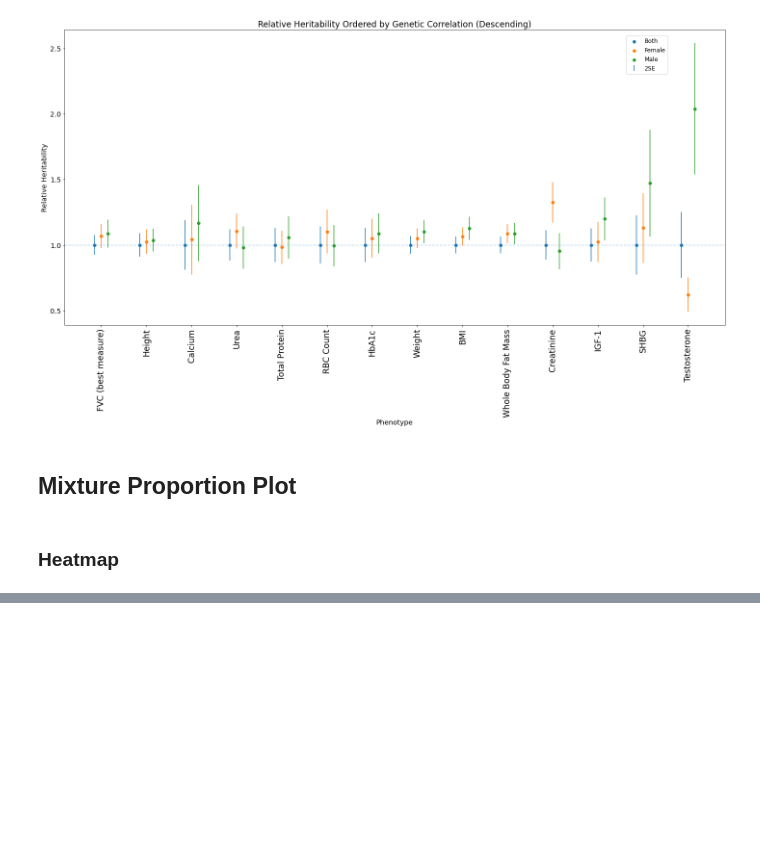
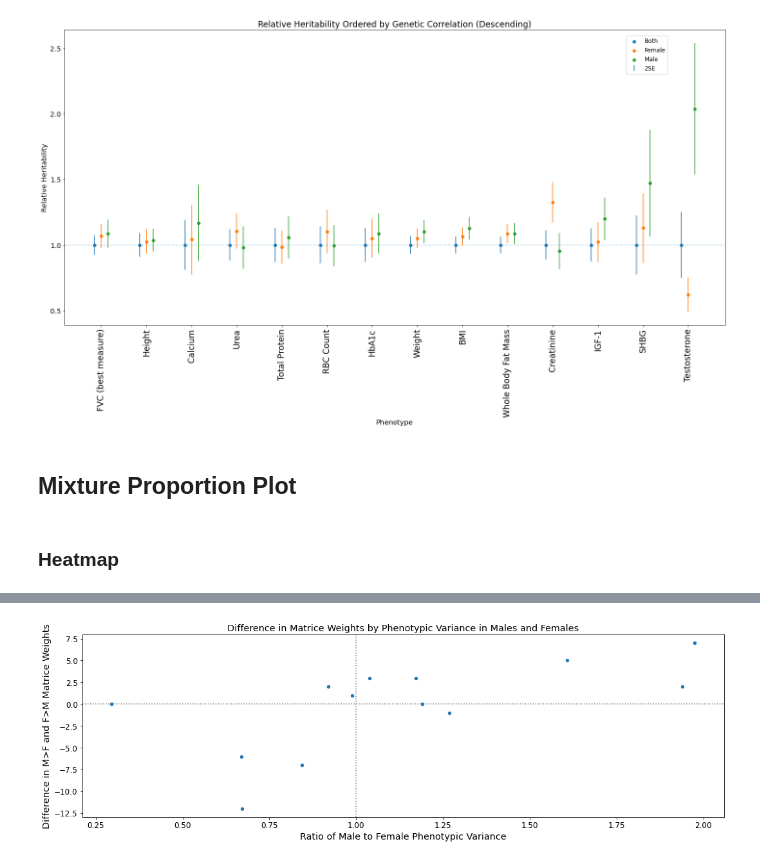
Before and after one commit to cz5959/GWAS-frontera, a Jupyter notebook: test.ipynb, the cells around one changed output, grey strips where cells are left out. Saved outputs shown, nothing was run; the diff lists cells and outputs as text; code cells hidden in the pictures; blank space fills up the shorter version.

```diff
--- a/test.ipynb
+++ b/test.ipynb
@@ -214,0 +276,28 @@ df_heat
+# %%
+os.chdir('C:\\Users\\Carrie Zhu\\Documents\\Research\\GWAS-frontera\\Phenotypes')
+df_vars = pd.read_csv("pheno_variances_bysex.txt", sep="\t")
+os.chdir('C:\\Users\\Carrie Zhu\\Documents\\Research\\GWAS-frontera\\GWAS_Results')
+df_weights = pd.read_csv("sum_weight_m.txt", sep="\t")
+# %%
+df_vars.sort_values('pheno', inplace=True)
+df_weights.sort_values('phenotype', inplace=True)
+df_vars
+df_vars['ratio_m/f'] = df_vars['m_var'] / df_vars['f_var']
+df_weights['diff_m-f'] = df_weights['sum_weight_m'] - df_weights['sum_weight_f']
+# %%
+fig = plt.figure(figsize=(15, 5))
+x=df_vars['ratio_m/f']
+y=df_weights['diff_m-f']
+plt.scatter(x=x, y=y, s=20)
+plt.axvline(1, ls=":",c="gray")
+plt.axhline(ls=":",c="gray")
+#plt.ylim(-12.5,12.5)
+plt.xlabel("Ratio of Male to Female Phenotypic Variance", fontsize='x-large')
+plt.ylabel("Difference in M>F and F>M Matrice Weights", fontsize='x-large')
+plt.tick_params(labelsize=12)
+plt.title("Difference in Matrice Weights by Phenotypic Variance in Males and Females", fontsize="x-large")
+
+plt.tight_layout()
+#plt.savefig("phenovar_matweights.png")
+# %% [output]
+[figure, added]
```
Also changed, not shown: parts of 11 cells of this notebook, 53 other files.
